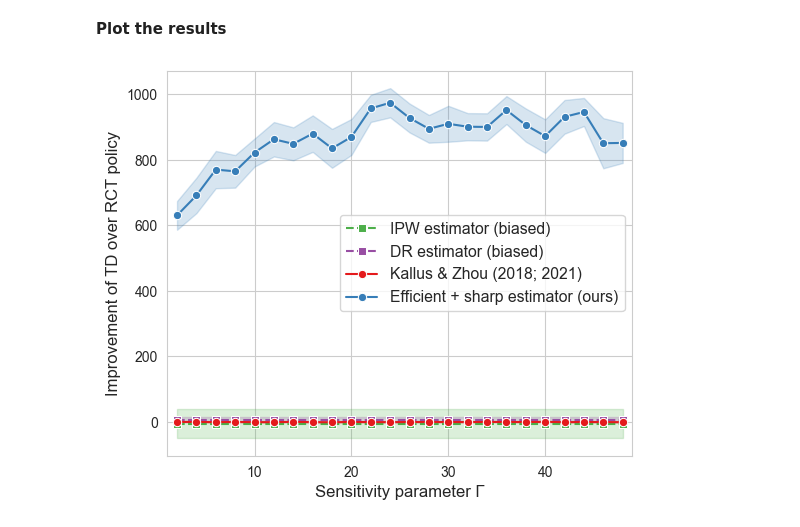
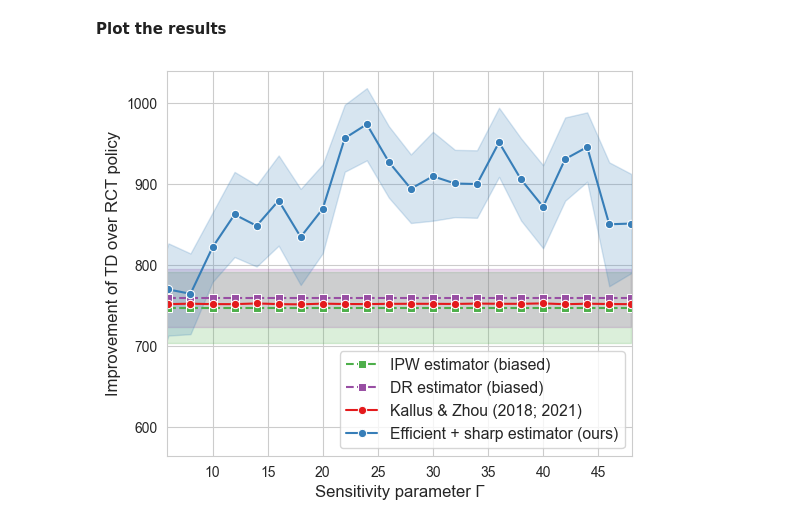
Before and after one commit to konstantinhess/Efficient_sharp_policy_learning, a Jupyter notebook: notebooks/results_rwd.ipynb, the cells around one changed output. Drawn from its saved outputs; the diff is of its cells as text; code cells hidden in the pictures.

```diff
--- a/notebooks/results_rwd.ipynb
+++ b/notebooks/results_rwd.ipynb
@@ -67,17 +67,19 @@ dr_estimator['selection_bias'] = pd.to_numeric(dr_estimator['selection_bias'], e
 efficient_mean = efficient_estimator.groupby(['gamma', 'selection_bias'])['regret'].mean()
 efficient_std = efficient_estimator.groupby(['gamma', 'selection_bias'])['regret'].std()
 efficient_mean = efficient_mean.to_frame().reset_index()
-efficient_mean['std'] = efficient_std.to_frame().reset_index()['regret'] / np.sqrt(10) # SE adjustmen
+efficient_mean['std'] = efficient_std.to_frame().reset_index()['regret'] / np.sqrt(10)
 
 baseline_minimax_mean = baseline_minimax.groupby(['gamma', 'selection_bias'])['regret'].mean()
 baseline_minimax_std = baseline_minimax.groupby(['gamma', 'selection_bias'])['regret'].std()
 baseline_minimax_mean = baseline_minimax_mean.to_frame().reset_index()
-baseline_minimax_mean['std'] = baseline_minimax_std.to_frame().reset_index()['regret'] / np.sqrt(10) # SE adjustmen
+baseline_minimax_mean['std'] = baseline_minimax_std.to_frame().reset_index()['regret'] / np.sqrt(10)
 
+efficient = efficient_mean[(efficient_mean['selection_bias'] == 0.6) & (efficient_mean['gamma'] <= 48) & (efficient_mean['gamma'] % 2 == 0)]
+baseline_minimax = baseline_minimax_mean[(baseline_minimax_mean['selection_bias'] == 0.6) & (baseline_minimax_mean['gamma'] <= 48) & (baseline_minimax_mean['gamma'] % 2 == 0)]
 ipw_mean = ipw_estimator['regret'].mean()
-ipw_std = ipw_estimator['regret'].std() / np.sqrt(10) # SE adjustmen
+ipw_std = ipw_estimator['regret'].std() / np.sqrt(10)
 dr_mean = dr_estimator['regret'].mean()
-dr_std = dr_estimator['regret'].std() / np.sqrt(10) # SE adjustmen
+dr_std = dr_estimator['regret'].std() / np.sqrt(10)
 # %% [markdown]
 **Plot the results**
 # %%
@@ -91,7 +93,7 @@ biased_baslines = pd.DataFrame({'gamma': gamma_values,
                                 'regret_ipw': ipw_mean,
                                 'regret_dr': dr_mean,
                                 'std_ipw': ipw_std,
-                                'std_dr': dr_mean})
+                                'std_dr': dr_std})
 
 
 
@@ -108,33 +110,35 @@ plt.fill_between(biased_baslines['gamma'],
 # DR
 sns.lineplot(data=biased_baslines, x='gamma', y='regret_dr', marker='s', linestyle='dashed', label="DR estimator (biased)", color=palette[3])
 plt.fill_between(biased_baslines['gamma'],
                      biased_baslines['regret_dr'] - biased_baslines['std_dr'],
                      biased_baslines['regret_dr'] + biased_baslines['std_dr'],
                      alpha=0.2, color=palette[3])
 
 # Minimax baseline
 sns.lineplot(data=baseline_minimax, x='gamma', y='regret', marker='o', label='Kallus & Zhou (2018; 2021)', color=palette[0])
 plt.fill_between(efficient['gamma'],
                      baseline_minimax['regret'] - baseline_minimax['std'],
                      baseline_minimax['regret'] + baseline_minimax['std'],
                      alpha=0.2, color=palette[0])
 
 
 # Efficient
 sns.lineplot(data=efficient, x='gamma', y='regret', marker='o', label='Efficient + sharp estimator (ours)', color=palette[1])
 plt.fill_between(efficient['gamma'],
                      efficient['regret'] - efficient['std'],
                      efficient['regret'] + efficient['std'],
                      alpha=0.2, color=palette[1])
 
 
 # Set title and labels
-plt.xlim(1,49)
+plt.xlim(5.9,48.1)
 plt.xlabel("Sensitivity parameter Г", fontsize=12)  # Uncomment if you want to display the label
 plt.ylabel("Improvement of TD over RCT policy", fontsize=12)  # Uncomment if you want to display the label
-plt.legend(loc='center right', frameon=True, fontsize=11.3)
+plt.legend(loc='lower right', frameon=True, fontsize=11.3)
+# Set log scale for y-axis
+
 
 # Show plot
 plt.show()
 # %% [output]
-[figure, old version]
+[figure, new version]
```
Also changed, not shown: parts of 1 cell of this notebook.
